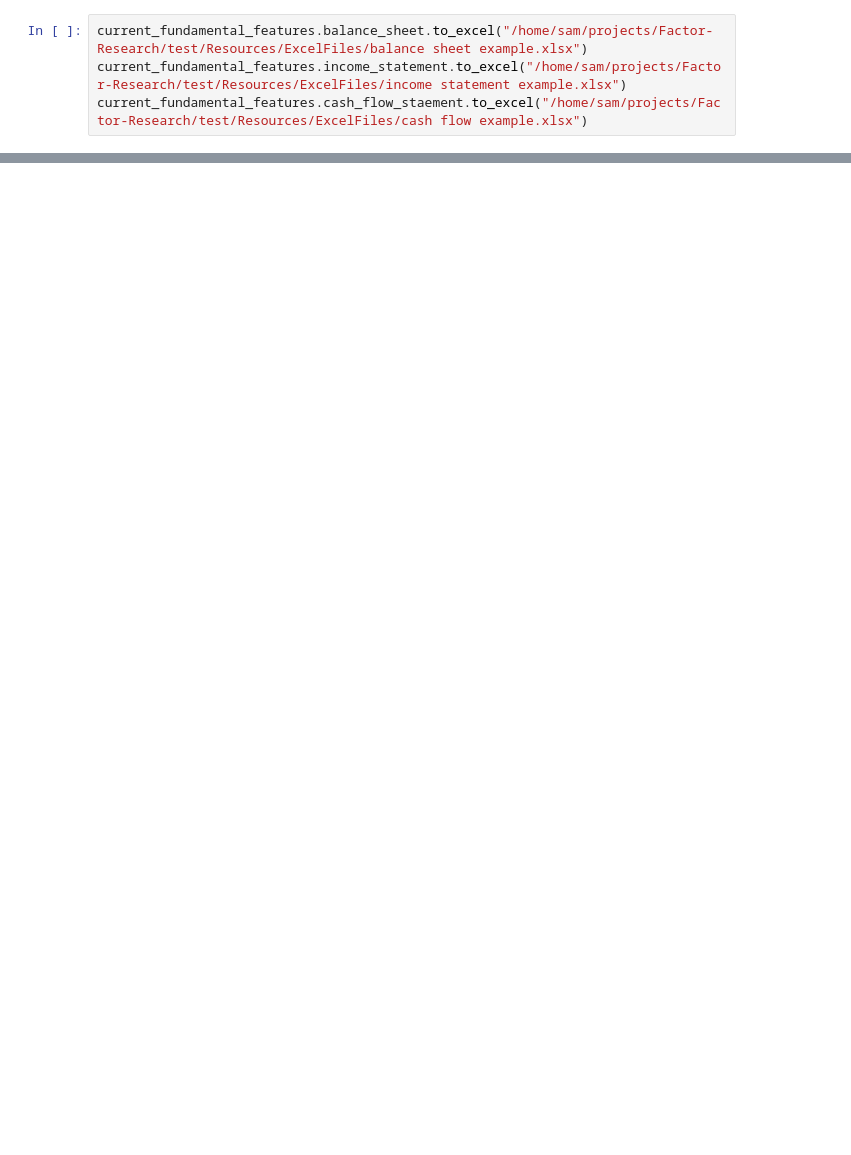
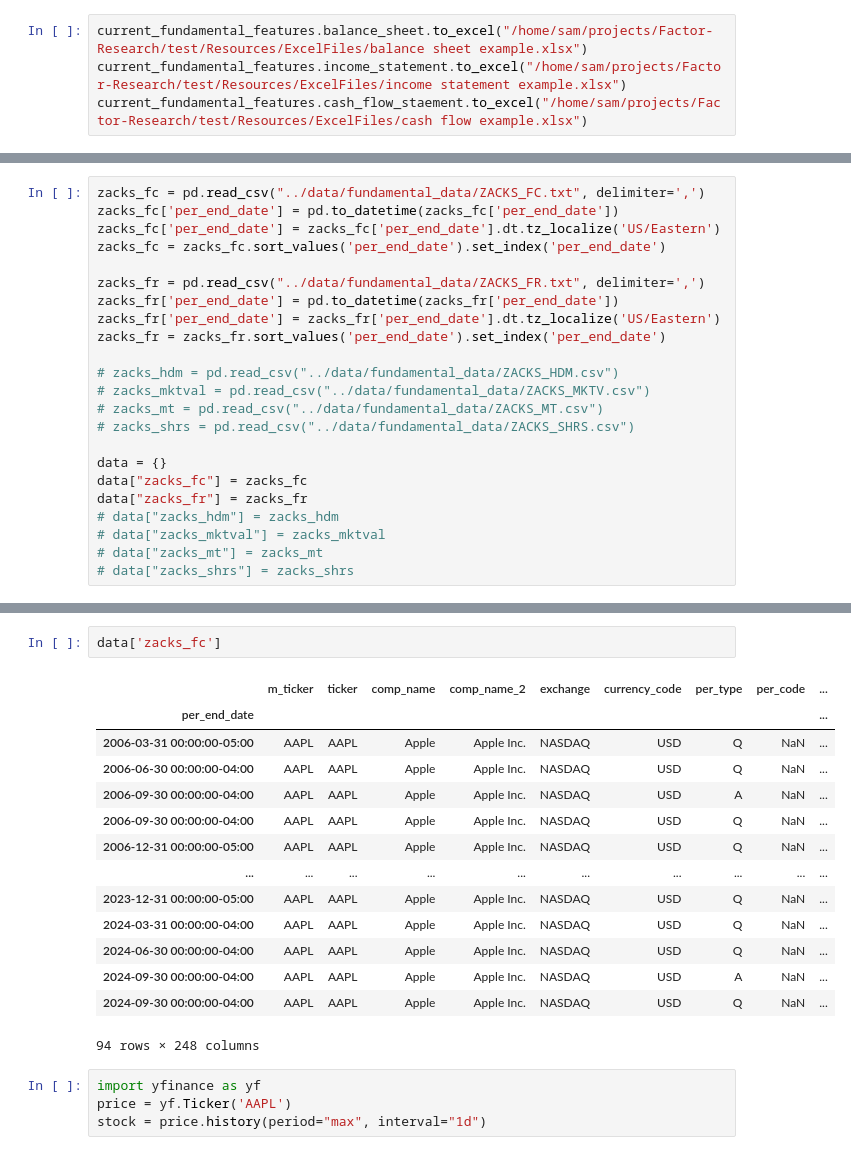
Before and after one commit to FlexiblePlanInvestmentsLtd/Factor-Research, a Jupyter notebook: notebooks/build_fundamental_features.ipynb, the cells around one changed output, grey strips where cells are left out. Drawn from its saved outputs; the diff is of its cells as text; blank space fills up the shorter version.

Commit message:
Added a new function to build features from zacks fundamental data.

```diff
--- a/notebooks/build_fundamental_features.ipynb
+++ b/notebooks/build_fundamental_features.ipynb
@@ -45,0 +32,23 @@ current_fundamental_features.cash_flow_staement.to_excel("/home/sam/projects/Fac
+# %%
+zacks_fc = pd.read_csv("../data/fundamental_data/ZACKS_FC.txt", delimiter=',')
+zacks_fc['per_end_date'] = pd.to_datetime(zacks_fc['per_end_date'])
+zacks_fc['per_end_date'] = zacks_fc['per_end_date'].dt.tz_localize('US/Eastern')
+zacks_fc = zacks_fc.sort_values('per_end_date').set_index('per_end_date')
+
+zacks_fr = pd.read_csv("../data/fundamental_data/ZACKS_FR.txt", delimiter=',')
+zacks_fr['per_end_date'] = pd.to_datetime(zacks_fr['per_end_date'])
+zacks_fr['per_end_date'] = zacks_fr['per_end_date'].dt.tz_localize('US/Eastern')
+zacks_fr = zacks_fr.sort_values('per_end_date').set_index('per_end_date')
+
+# zacks_hdm = pd.read_csv("../data/fundamental_data/ZACKS_HDM.csv")
+# zacks_mktval = pd.read_csv("../data/fundamental_data/ZACKS_MKTV.csv")
+# zacks_mt = pd.read_csv("../data/fundamental_data/ZACKS_MT.csv")
+# zacks_shrs = pd.read_csv("../data/fundamental_data/ZACKS_SHRS.csv")
+
+data = {}
+data["zacks_fc"] = zacks_fc
+data["zacks_fr"] = zacks_fr
+# data["zacks_hdm"] = zacks_hdm
+# data["zacks_mktval"] = zacks_mktval
+# data["zacks_mt"] = zacks_mt
+# data["zacks_shrs"] = zacks_shrs
@@ -45,0 +81,21 @@ current_fundamental_features.cash_flow_staement.to_excel("/home/sam/projects/Fac
+# %%
+data['zacks_fc']
+# %% [output]
+|  | m_ticker | ticker | comp_name | comp_name_2 | exchange | currency_code | per_type | per_code | ... |
+| per_end_date |  |  |  |  |  |  |  |  | ... |
+| 2006-03-31 00:00:00-05:00 | AAPL | AAPL | Apple | Apple Inc. | NASDAQ | USD | Q | NaN | ... |
+| 2006-06-30 00:00:00-04:00 | AAPL | AAPL | Apple | Apple Inc. | NASDAQ | USD | Q | NaN | ... |
+| 2006-09-30 00:00:00-04:00 | AAPL | AAPL | Apple | Apple Inc. | NASDAQ | USD | A | NaN | ... |
+| 2006-09-30 00:00:00-04:00 | AAPL | AAPL | Apple | Apple Inc. | NASDAQ | USD | Q | NaN | ... |
+| 2006-12-31 00:00:00-05:00 | AAPL | AAPL | Apple | Apple Inc. | NASDAQ | USD | Q | NaN | ... |
+| ... | ... | ... | ... | ... | ... | ... | ... | ... | ... |
+| 2023-12-31 00:00:00-05:00 | AAPL | AAPL | Apple | Apple Inc. | NASDAQ | USD | Q | NaN | ... |
+| 2024-03-31 00:00:00-04:00 | AAPL | AAPL | Apple | Apple Inc. | NASDAQ | USD | Q | NaN | ... |
+| 2024-06-30 00:00:00-04:00 | AAPL | AAPL | Apple | Apple Inc. | NASDAQ | USD | Q | NaN | ... |
+| 2024-09-30 00:00:00-04:00 | AAPL | AAPL | Apple | Apple Inc. | NASDAQ | USD | A | NaN | ... |
+| 2024-09-30 00:00:00-04:00 | AAPL | AAPL | Apple | Apple Inc. | NASDAQ | USD | Q | NaN | ... |
+94 rows × 248 columns
+# %%
+import yfinance as yf
+price = yf.Ticker('AAPL')
+stock = price.history(period="max", interval="1d")
```
Also changed, not shown: parts of 5 cells of this notebook, 1 other file.
